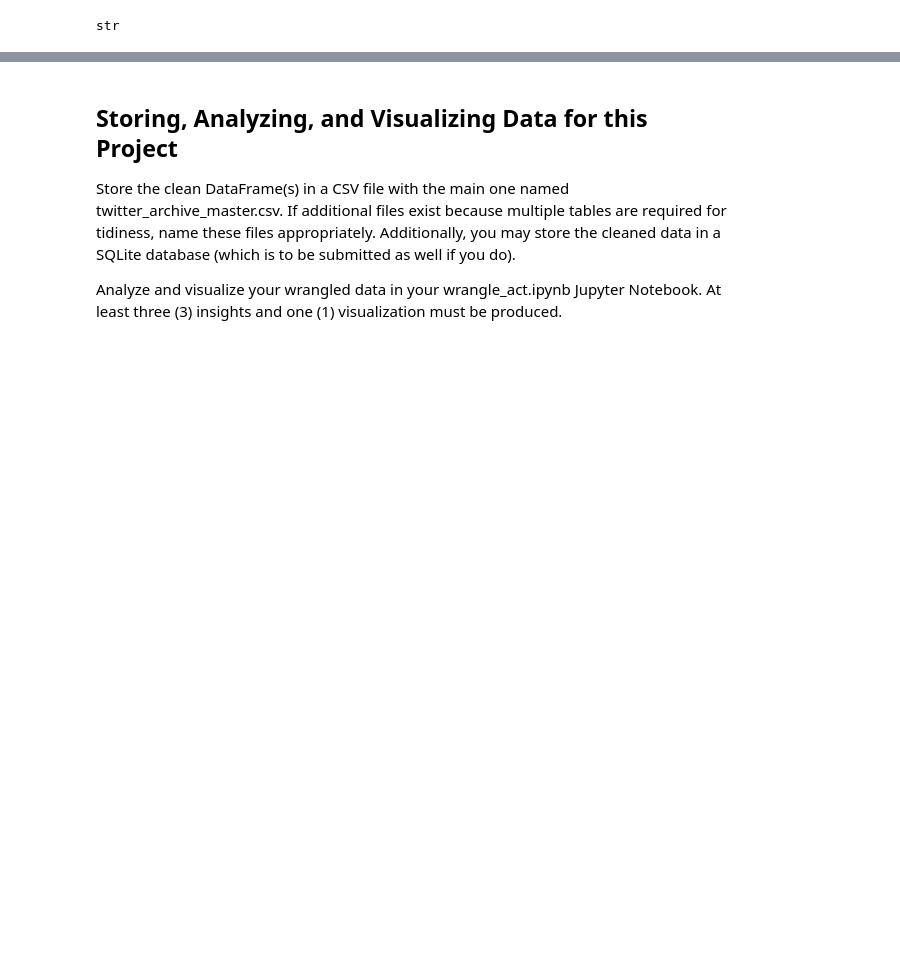
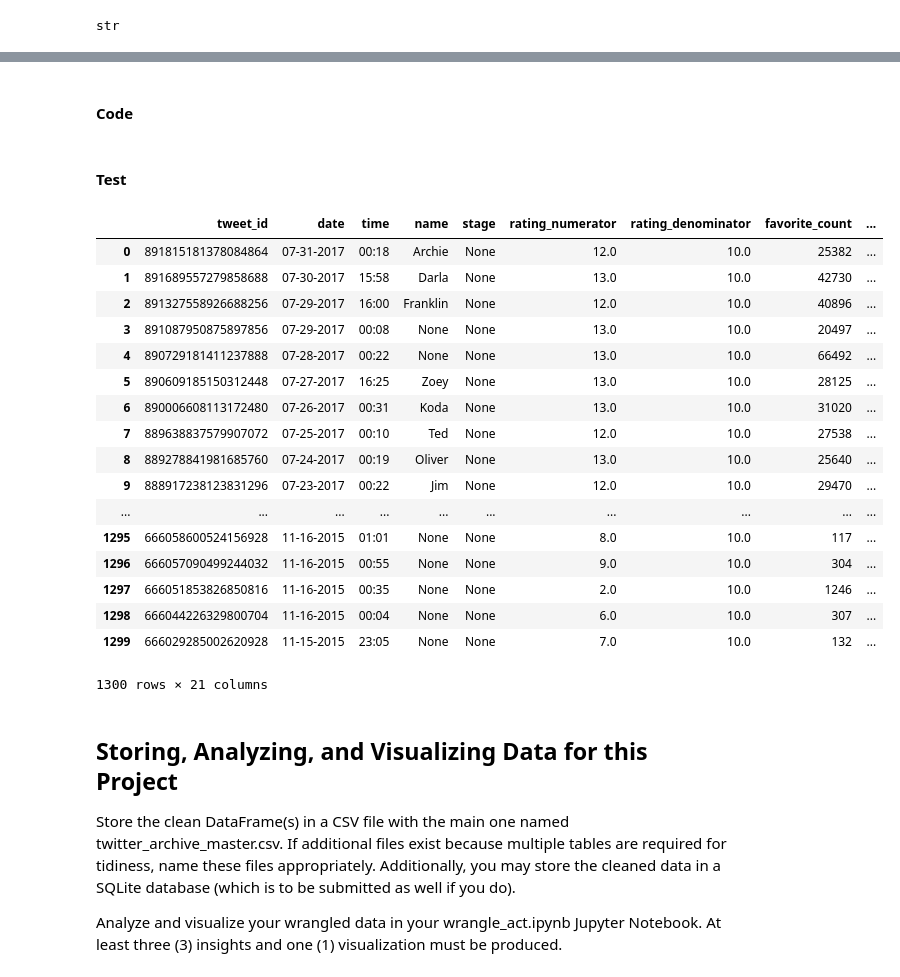
Before and after one commit to RedRock42/Udacity-DataAnalyticsNanodegree-Portfolio, a Jupyter notebook: P4.Wrangling & Analyzing Twitter Data/Wrangle Act.ipynb, the cells around one changed output, grey strips where cells are left out. Cells and saved outputs as stored; diff of their text form; code cells hidden in the pictures; blank space fills up the shorter version.

```diff
--- a/P4.Wrangling & Analyzing Twitter Data/Wrangle Act.ipynb
+++ b/P4.Wrangling & Analyzing Twitter Data/Wrangle Act.ipynb
@@ -429,3 +821,31 @@ images_clean.head()
+# %% [markdown]
+#### Code
+# %%
+df_merge['date'] = df_merge['date'].apply(lambda time: time.strftime('%m-%d-%Y'))
+df_merge['time'] = df_merge['time'].apply(lambda time: time.strftime('%H:%M'))
+# %% [markdown]
+#### Test
+# %%
+df_merge
+# %% [output]
+|  | tweet_id | date | time | name | stage | rating_numerator | rating_denominator | favorite_count | ... |
+| 0 | 891815181378084864 | 07-31-2017 | 00:18 | Archie | None | 12.0 | 10.0 | 25382 | ... |
+| 1 | 891689557279858688 | 07-30-2017 | 15:58 | Darla | None | 13.0 | 10.0 | 42730 | ... |
+| 2 | 891327558926688256 | 07-29-2017 | 16:00 | Franklin | None | 12.0 | 10.0 | 40896 | ... |
+| 3 | 891087950875897856 | 07-29-2017 | 00:08 | None | None | 13.0 | 10.0 | 20497 | ... |
+| 4 | 890729181411237888 | 07-28-2017 | 00:22 | None | None | 13.0 | 10.0 | 66492 | ... |
+| 5 | 890609185150312448 | 07-27-2017 | 16:25 | Zoey | None | 13.0 | 10.0 | 28125 | ... |
+| 6 | 890006608113172480 | 07-26-2017 | 00:31 | Koda | None | 13.0 | 10.0 | 31020 | ... |
+| 7 | 889638837579907072 | 07-25-2017 | 00:10 | Ted | None | 12.0 | 10.0 | 27538 | ... |
+| 8 | 889278841981685760 | 07-24-2017 | 00:19 | Oliver | None | 13.0 | 10.0 | 25640 | ... |
+| 9 | 888917238123831296 | 07-23-2017 | 00:22 | Jim | None | 12.0 | 10.0 | 29470 | ... |
+| ... | ... | ... | ... | ... | ... | ... | ... | ... | ... |
+| 1295 | 666058600524156928 | 11-16-2015 | 01:01 | None | None | 8.0 | 10.0 | 117 | ... |
+| 1296 | 666057090499244032 | 11-16-2015 | 00:55 | None | None | 9.0 | 10.0 | 304 | ... |
+| 1297 | 666051853826850816 | 11-16-2015 | 00:35 | None | None | 2.0 | 10.0 | 1246 | ... |
+| 1298 | 666044226329800704 | 11-16-2015 | 00:04 | None | None | 6.0 | 10.0 | 307 | ... |
+| 1299 | 666029285002620928 | 11-15-2015 | 23:05 | None | None | 7.0 | 10.0 | 132 | ... |
+1300 rows × 21 columns
 # %% [markdown]
 ## Storing, Analyzing, and Visualizing Data for this Project
 
```
Also changed, not shown: parts of 188 cells of this notebook, 3 other files.
